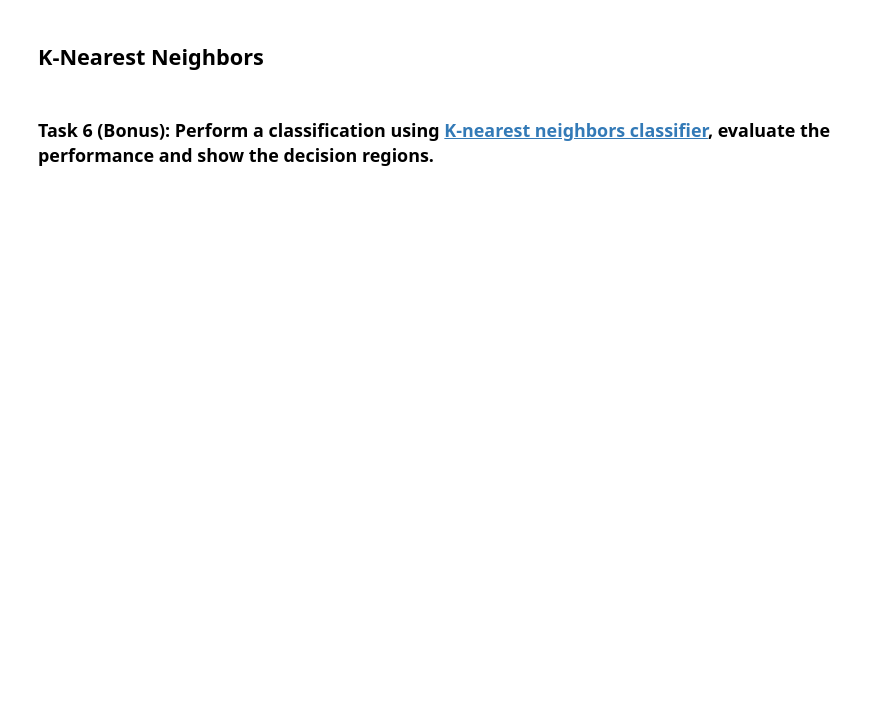
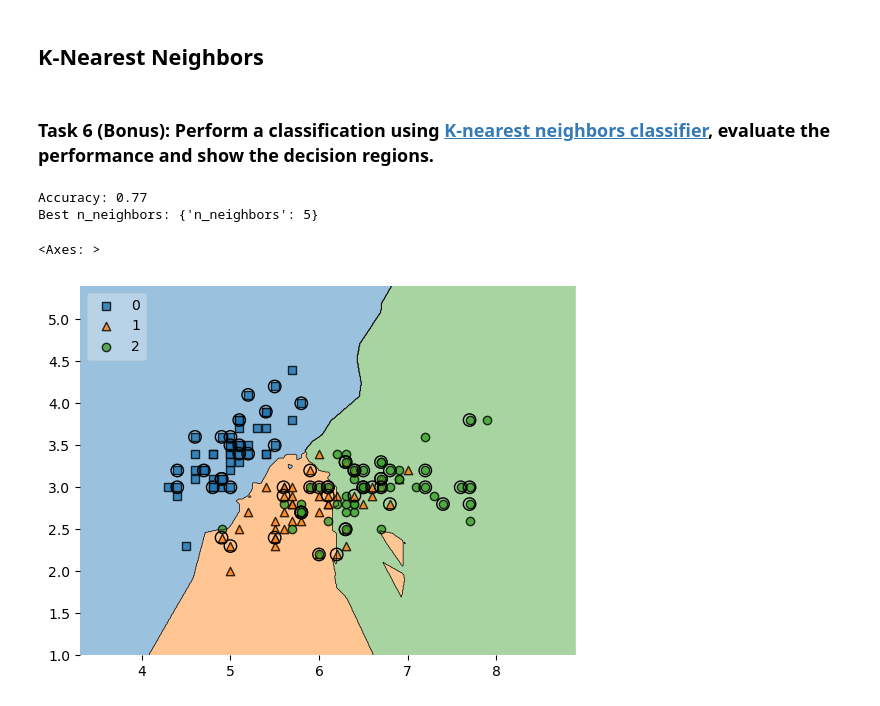
Before and after one commit to lennartvoelz/machine_learning_lecture, a Jupyter notebook: exercises/ex1/ex1.ipynb, the cells around one changed output. Cells and saved outputs as stored; diff of their text form; code cells hidden in the pictures; blank space fills up the shorter version.

```diff
--- a/exercises/ex1/ex1.ipynb
+++ b/exercises/ex1/ex1.ipynb
@@ -323,3 +667,29 @@ plt.xlabel('sepal width [cm]');
 ## K-Nearest Neighbors
 # %% [markdown]
 ### Task 6 (Bonus): Perform a classification using [K-nearest neighbors classifier](http://scikit-learn.org/stable/modules/generated/sklearn.neighbors.KNeighborsClassifier.html), evaluate the performance and show the decision regions.
+# %%
+from sklearn.neighbors import KNeighborsClassifier
+
+knn = KNeighborsClassifier(n_neighbors=5, p=2, metric='minkowski')
+knn.fit(X_train, y_train)
+
+y_pred = knn.predict(X_test)
+
+print('Accuracy: %.2f' % accuracy_score(y_test, y_pred))
+
+from sklearn.model_selection import RandomizedSearchCV
+
+param_dist = {'n_neighbors': np.arange(1, 10, 1)}
+
+rs = RandomizedSearchCV(knn, param_distributions=param_dist, n_iter=9, cv=5, random_state=42)
+
+rs.fit(X_train, y_train)
+
+print('Best n_neighbors:', rs.best_params_)
+
+plot_decision_regions(X=X, y=y, clf=knn, X_highlight=X_test, legend=2)
+# %% [output]
+Accuracy: 0.77
+Best n_neighbors: {'n_neighbors': 5}
+<Axes: >
+[figure, added]
```
Also changed, not shown: parts of 35 cells of this notebook, 2 other files.
